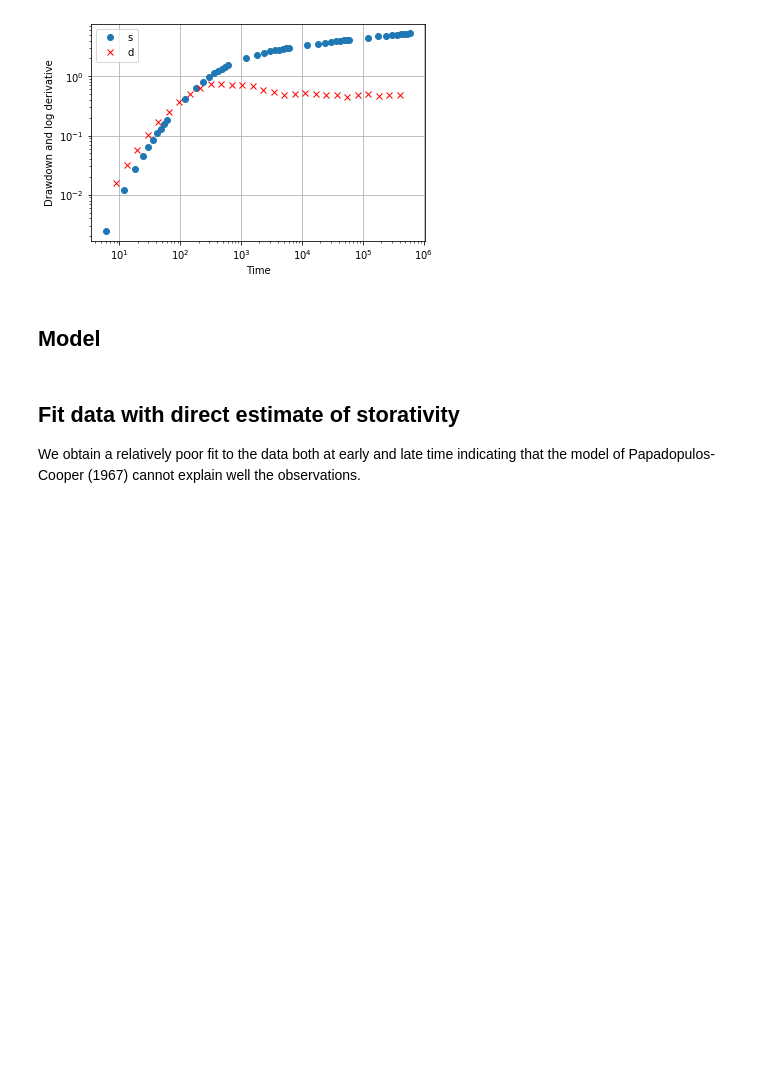
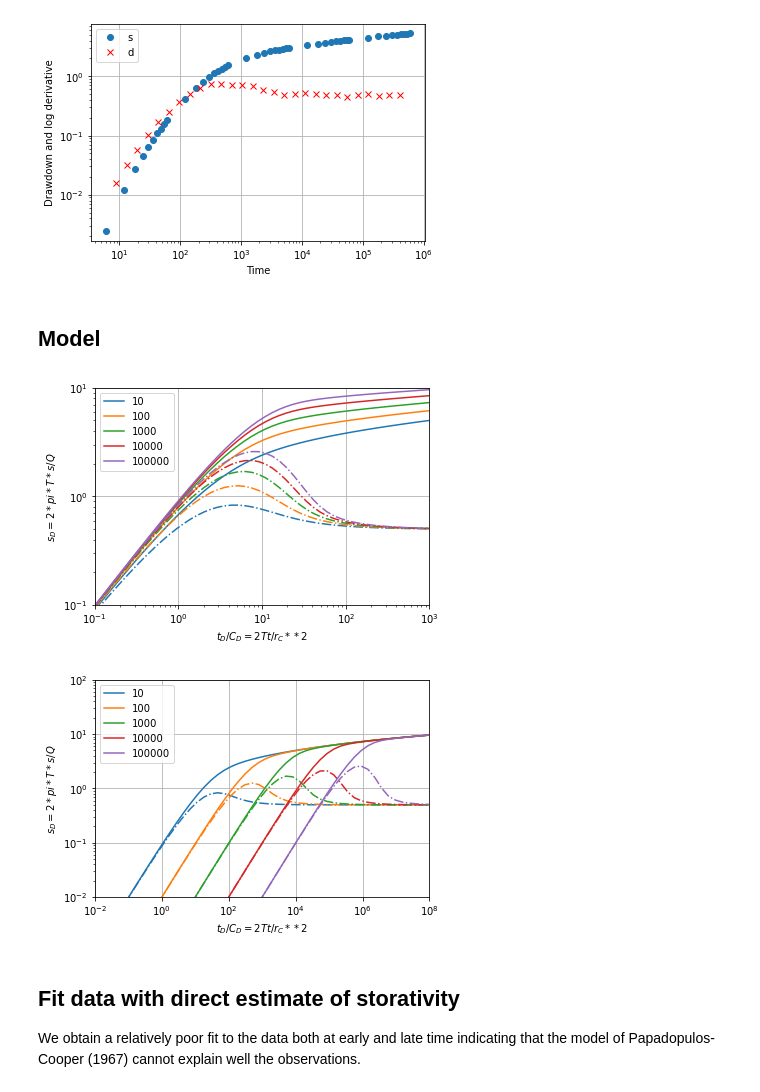
Before and after one commit to UniNE-CHYN/openhytest, a Jupyter notebook: notebooks/Demo_Papadobulos-Cooper.ipynb, the cells around one changed output. Cells and saved outputs as stored; diff of their text form; code cells hidden in the pictures; blank space fills up the shorter version.

```diff
--- a/notebooks/Demo_Papadobulos-Cooper.ipynb
+++ b/notebooks/Demo_Papadobulos-Cooper.ipynb
@@ -38,8 +38,11 @@ test.diagnostic()
 # %% [markdown]
 ## Model
 # %%
-model = ht.PapadopulosCooper()
+model = ht.PapadopulosCooper(r=1, rc=1)
 model.plot_typecurve()
+# %% [output]
+[figure, added]
+[figure, added]
 # %% [markdown]
 ## Fit data with direct estimate of storativity
 
```
Also changed, not shown: parts of 3 cells of this notebook, 38 other files.
